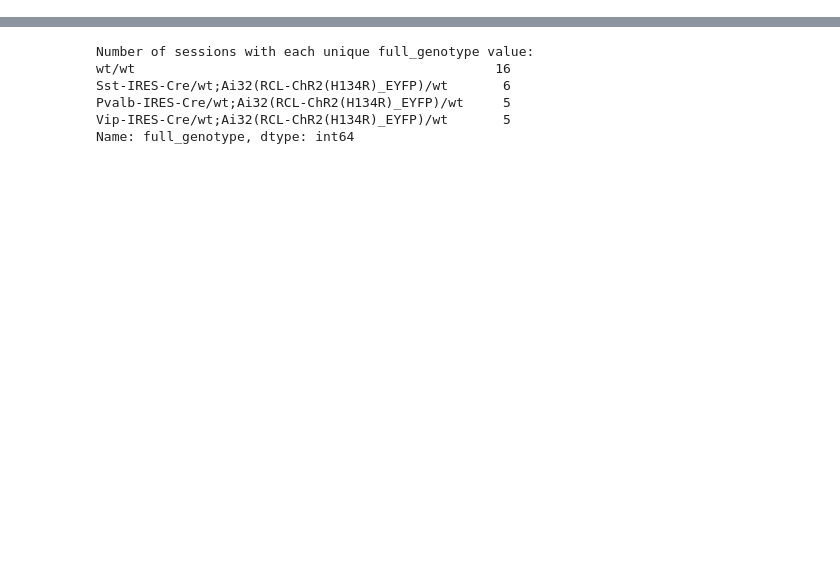
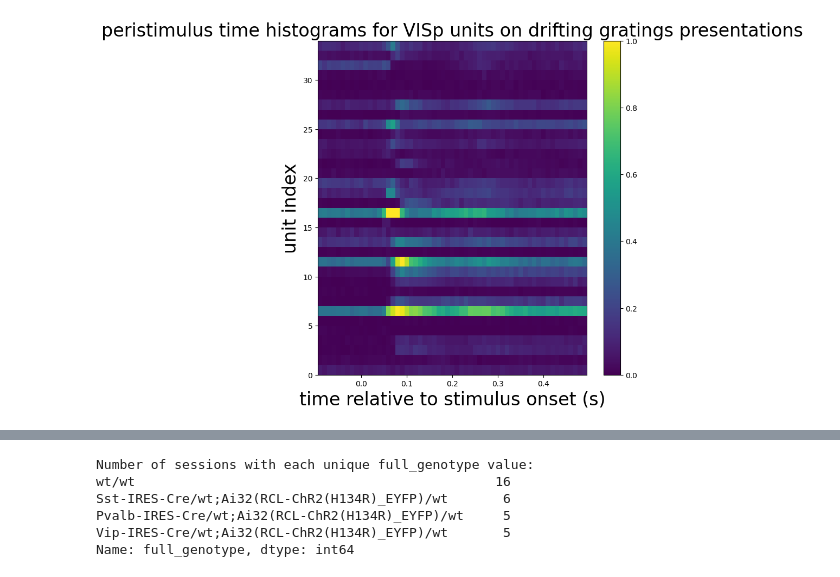
Before and after one commit to ecresp1el/swb_2023_ec_problemsworkshop, a Jupyter notebook: code/python_project_draft.ipynb, the cells around one changed output, grey strips where cells are left out. Saved outputs shown, nothing was run; the diff lists cells and outputs as text; code cells hidden in the pictures; blank space fills up the shorter version.

```diff
--- a/code/python_project_draft.ipynb
+++ b/code/python_project_draft.ipynb
@@ -39,0 +59,22 @@ sessions.head() #show the first 5 rows of the dataframe object
+# %%
+#create the above into a fnction where the input is the session id and the output is the spike counts for the region of interest
+def get_spike_counts(session_id, region):
+    session = cache.get_session_data(session_id) #creates a session object
+    presentations = session.get_stimulus_table('drifting_gratings') #creates a stimulus table object for drifting gratings
+    presentations = presentations[presentations.orientation != 'null'] #remove the null
+    time_step = 0.01 #in seconds
+    pre_stim_window = -0.1 #in seconds
+    window_duration = 0.5 #in seconds
+
+    time_bins = np.arange(pre_stim_window, window_duration + time_step, time_step) #create an array of time bins for the window of interest
+
+    #apply the .presentationwise_spike_counts method to the session object to get the spike counts for the region of interest
+    spikes = session.presentationwise_spike_counts(
+        stimulus_presentation_ids = presentations.index.values,
+        bin_edges = time_bins,
+        unit_ids = session.units.query('snr > 2.5 & isi_violations < 0.5 & amplitude_cutoff < 0.1 & presence_ratio > 0.9 & ecephys_structure_acronym == @region').index.values
+        )
+    return spikes
+
+#test the function
+spikes = get_spike_counts(715093703, "VISp")
@@ -39,0 +85,19 @@ sessions.head() #show the first 5 rows of the dataframe object
+# %%
+mean_spikes = spikes.mean(dim="stimulus_presentation_id")
+
+fig, ax = plt.subplots(figsize=(8, 8))
+im = ax.pcolormesh(
+    mean_spikes["time_relative_to_stimulus_onset"], # x axis
+    np.arange(mean_spikes["unit_id"].size), #arange for
+    mean_spikes.T, #transpose the matrix so that the units are on the y axis and time is on the x axis
+    vmin=0,
+    vmax=1
+)
+fig.colorbar(im, ax=ax)
+ax.set_ylabel("unit index", fontsize=24)
+ax.set_xlabel("time relative to stimulus onset (s)", fontsize=24)
+ax.set_title("peristimulus time histograms for VISp units on drifting gratings presentations", fontsize=24)
+
+plt.show()
+# %% [output]
+[figure, added]
```
Also changed, not shown: parts of 16 cells of this notebook.
